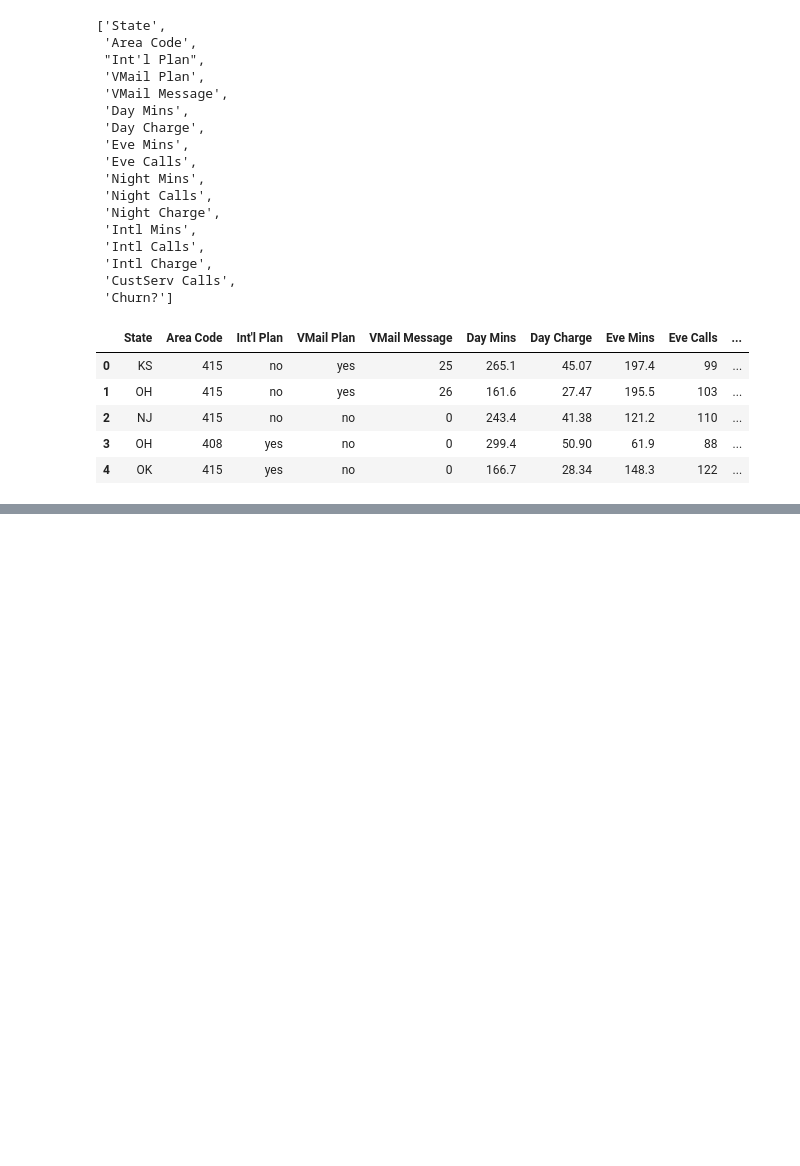
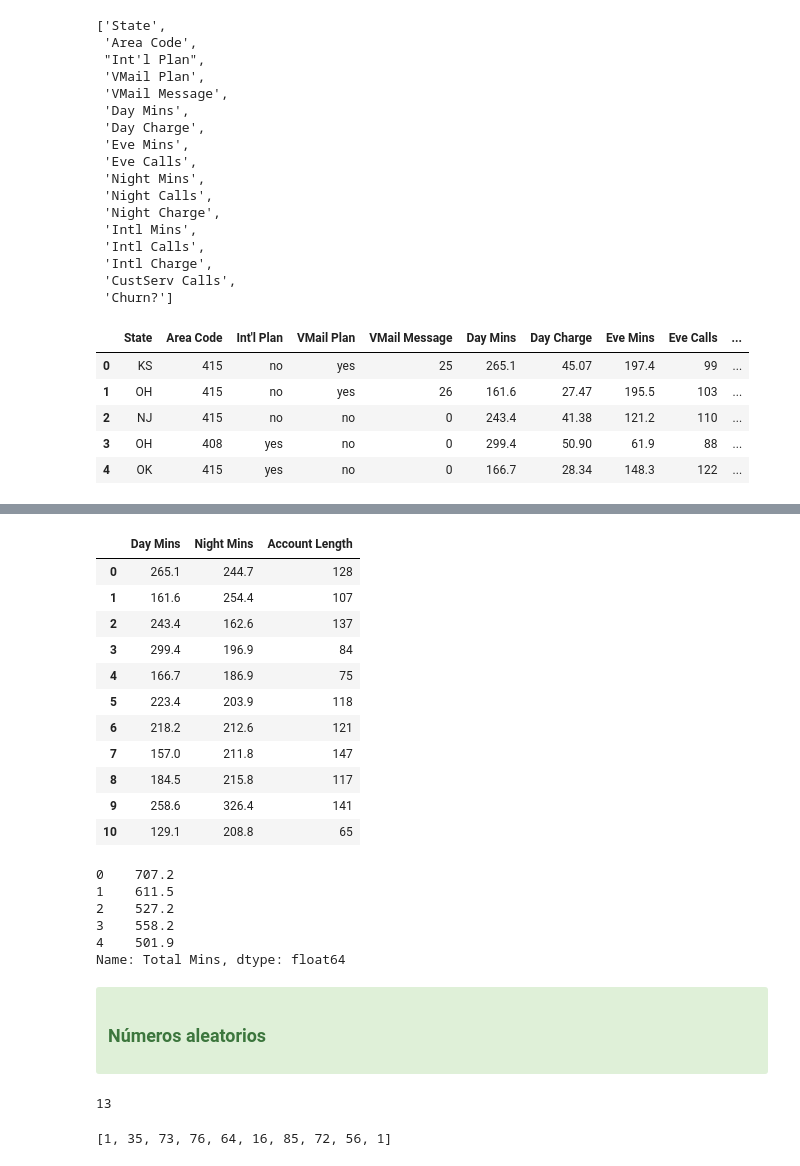
Before and after one commit to Byhako/cursoUdemyAI, a Jupyter notebook: notebooks/2-data-wrangling.ipynb, the cells around one changed output, grey strips where cells are left out. Saved outputs shown, nothing was run; the diff lists cells and outputs as text; code cells hidden in the pictures; blank space fills up the shorter version.

Commit message:
aleatorios

```diff
--- a/notebooks/2-data-wrangling.ipynb
+++ b/notebooks/2-data-wrangling.ipynb
@@ -69,0 +123,29 @@ data[unwished_columns].head()
+# %%
+data.loc[0:10, ['Day Mins', 'Night Mins', 'Account Length']]  # Por etiquetas
+# %% [output]
+|  | Day Mins | Night Mins | Account Length |
+| 0 | 265.1 | 244.7 | 128 |
+| 1 | 161.6 | 254.4 | 107 |
+| 2 | 243.4 | 162.6 | 137 |
+| 3 | 299.4 | 196.9 | 84 |
+| 4 | 166.7 | 186.9 | 75 |
+| 5 | 223.4 | 203.9 | 118 |
+| 6 | 218.2 | 212.6 | 121 |
+| 7 | 157.0 | 211.8 | 147 |
+| 8 | 184.5 | 215.8 | 117 |
+| 9 | 258.6 | 326.4 | 141 |
+| 10 | 129.1 | 208.8 | 65 |
+# %%
+data['Total Mins'] = data['Day Mins'] + data['Night Mins'] + data['Eve Mins']
+data['Total Mins'].head()
+# %% [output]
+0    707.2
+1    611.5
+2    527.2
+3    558.2
+4    501.9
+Name: Total Mins, dtype: float64
+# %% [markdown]
+<div class='alert alert-success'>
+    <h3>Números aleatorios</h3>
+</div>
@@ -69,0 +155,9 @@ data[unwished_columns].head()
+# %%
+np.random.randint(1,100)
+# %% [output]
+13
+# %%
+lista = [np.random.randint(1,100) for i in range(10)]
+lista
+# %% [output]
+[1, 35, 73, 76, 64, 16, 85, 72, 56, 1]
```
Also changed, not shown: parts of 10 cells of this notebook.
